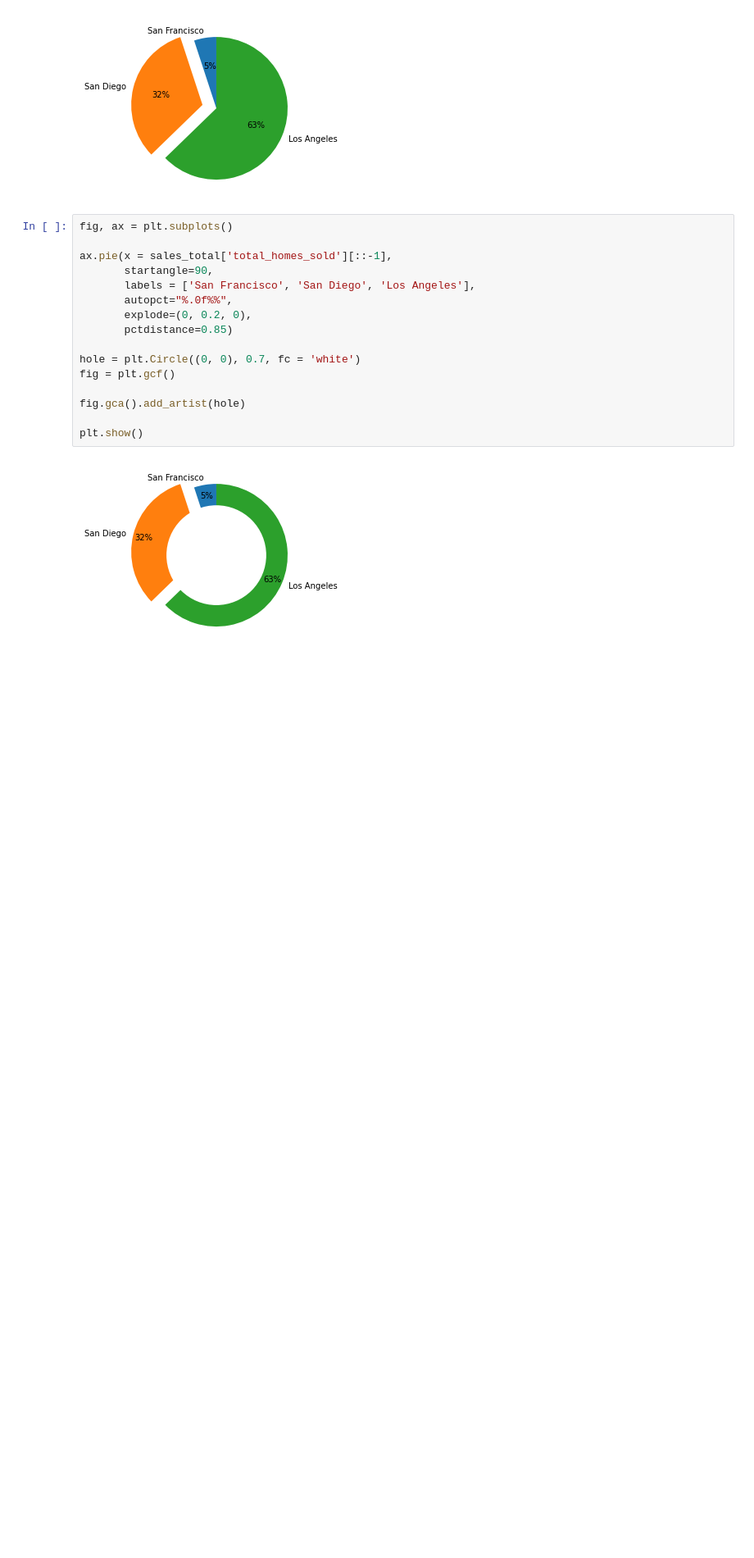
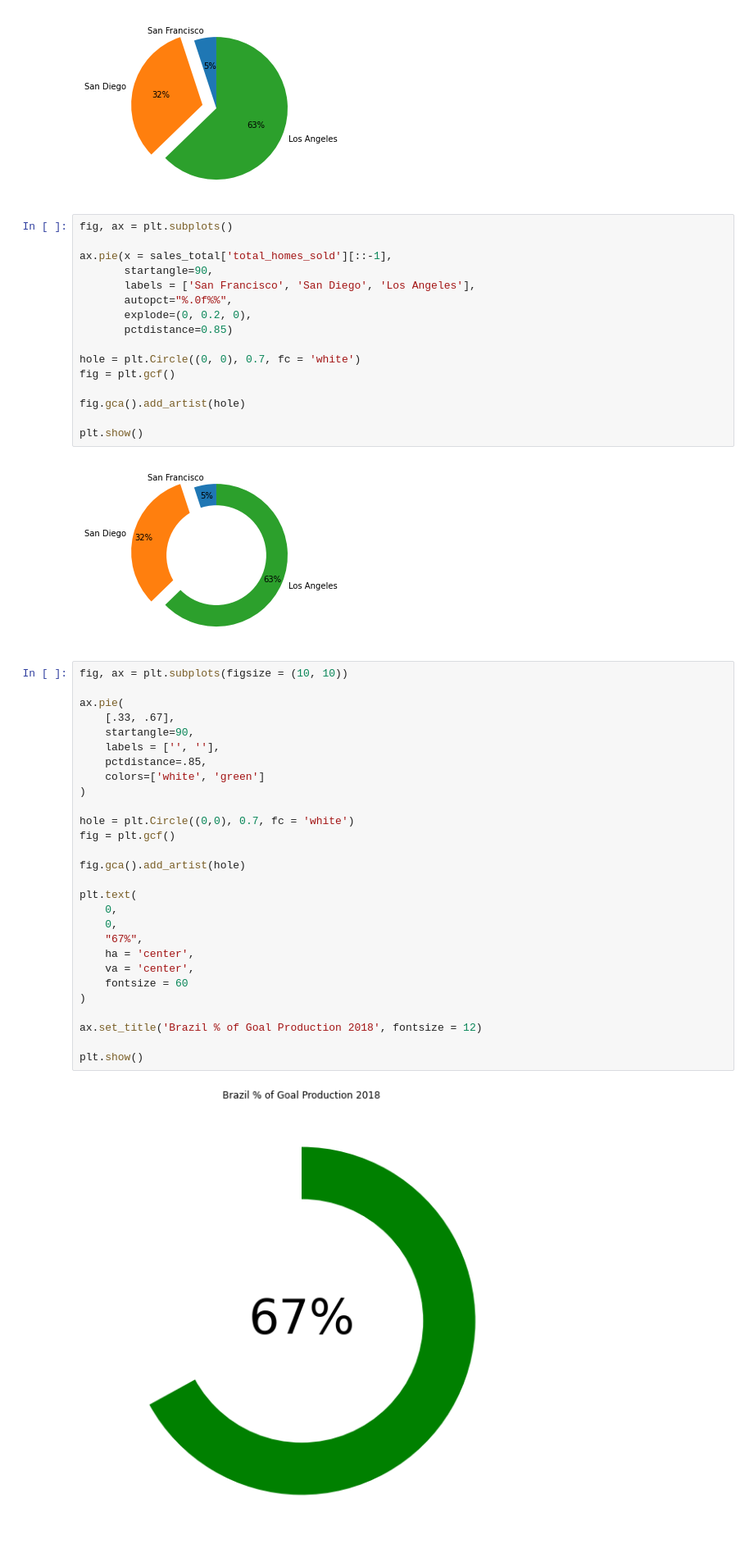
Before and after one commit to naruhikohama/dataviz-python, a Jupyter notebook: bar_charts_demo.ipynb, the cells around one changed output. Shown at 82% size. Saved outputs shown, nothing was run; the diff lists cells and outputs as text; blank space fills up the shorter version.

Commit message:
pie charts to progress bars

```diff
--- a/bar_charts_demo.ipynb
+++ b/bar_charts_demo.ipynb
@@ -290,3 +290,33 @@ fig.gca().add_artist(hole)
 plt.show()
 # %% [output]
 [figure]
+# %%
+fig, ax = plt.subplots(figsize = (10, 10))
+
+ax.pie(
+    [.33, .67],
+    startangle=90,
+    labels = ['', ''],
+    pctdistance=.85,
+    colors=['white', 'green']
+)
+
+hole = plt.Circle((0,0), 0.7, fc = 'white')
+fig = plt.gcf()
+
+fig.gca().add_artist(hole)
+
+plt.text(
+    0,
+    0,
+    "67%",
+    ha = 'center',
+    va = 'center',
+    fontsize = 60
+)
+
+ax.set_title('Brazil % of Goal Production 2018', fontsize = 12)
+
+plt.show()
+# %% [output]
+[figure, added]
```
